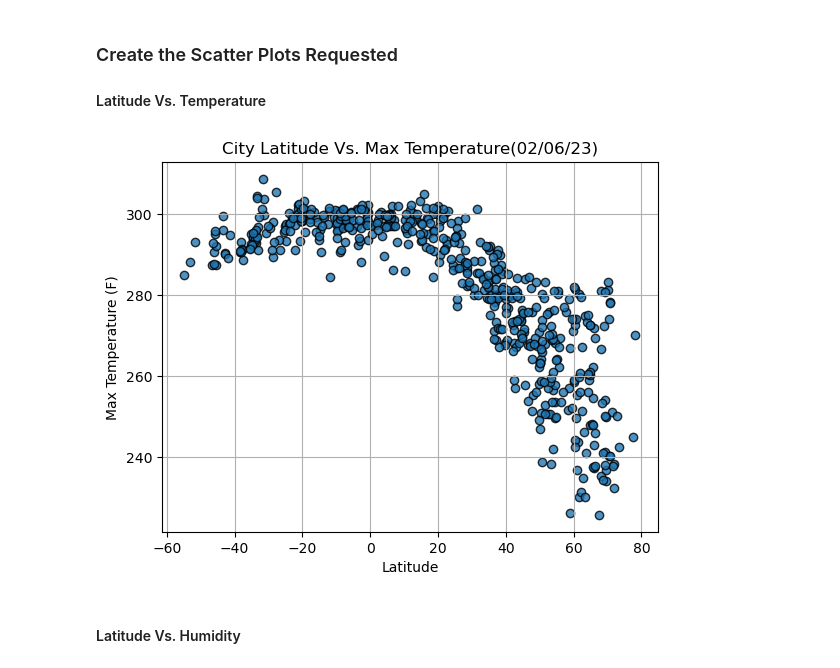
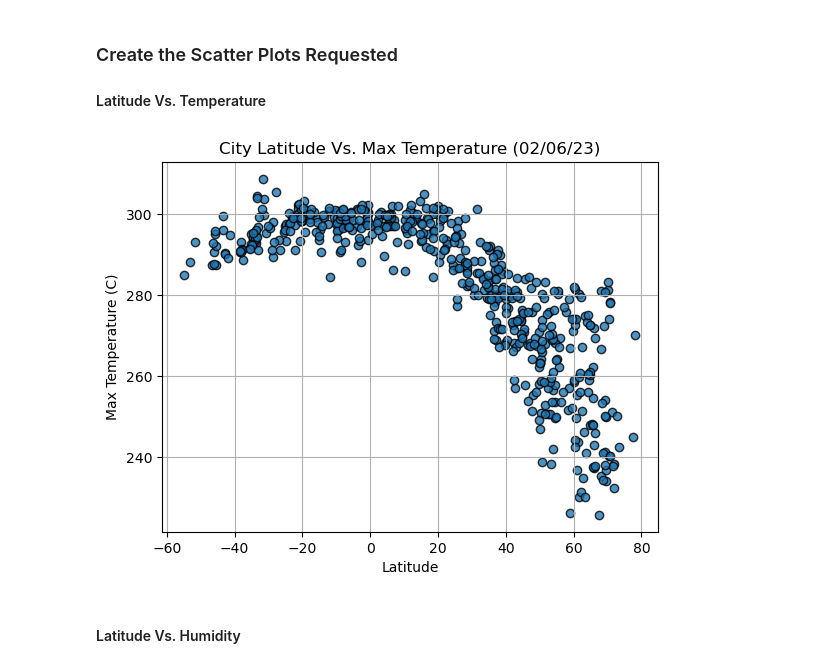
Before and after one commit to cghosh2022/python-api-challenge, a Jupyter notebook: WeatherPy/WeatherPy.ipynb, the cells around one changed output. Cells and saved outputs as stored; diff of their text form; code cells hidden in the pictures.

```diff
--- a/WeatherPy/WeatherPy.ipynb
+++ b/WeatherPy/WeatherPy.ipynb
@@ -192,23 +192,23 @@ city_data_df.head()
 # %%
 # Build scatter plot for latitude vs. temperature
 plt.scatter(city_data_df["Lat"],
             city_data_df["Max Temp"],
            edgecolor="black", linewidth=1, marker="o",
            alpha=0.8, label="Cities")
 
 # Incorporate the other graph properties
-plt.title("City Latitude Vs. Max Temperature(%s)" % time.strftime("%x"))
-plt.ylabel("Max Temperature (F)")
+plt.title("City Latitude Vs. Max Temperature (%s)" % time.strftime("%x"))
+plt.ylabel("Max Temperature (C)")
 plt.xlabel("Latitude")
 plt.grid(True)
 
 # Save the figure
 plt.savefig("output_data/Fig1.png")
 
 # Show plot
 plt.show()
 # %% [output]
-[figure, old version]
+[figure, new version]
 # %% [markdown]
 #### Latitude Vs. Humidity
 # %%
```
Also changed, not shown: parts of 23 cells of this notebook.
